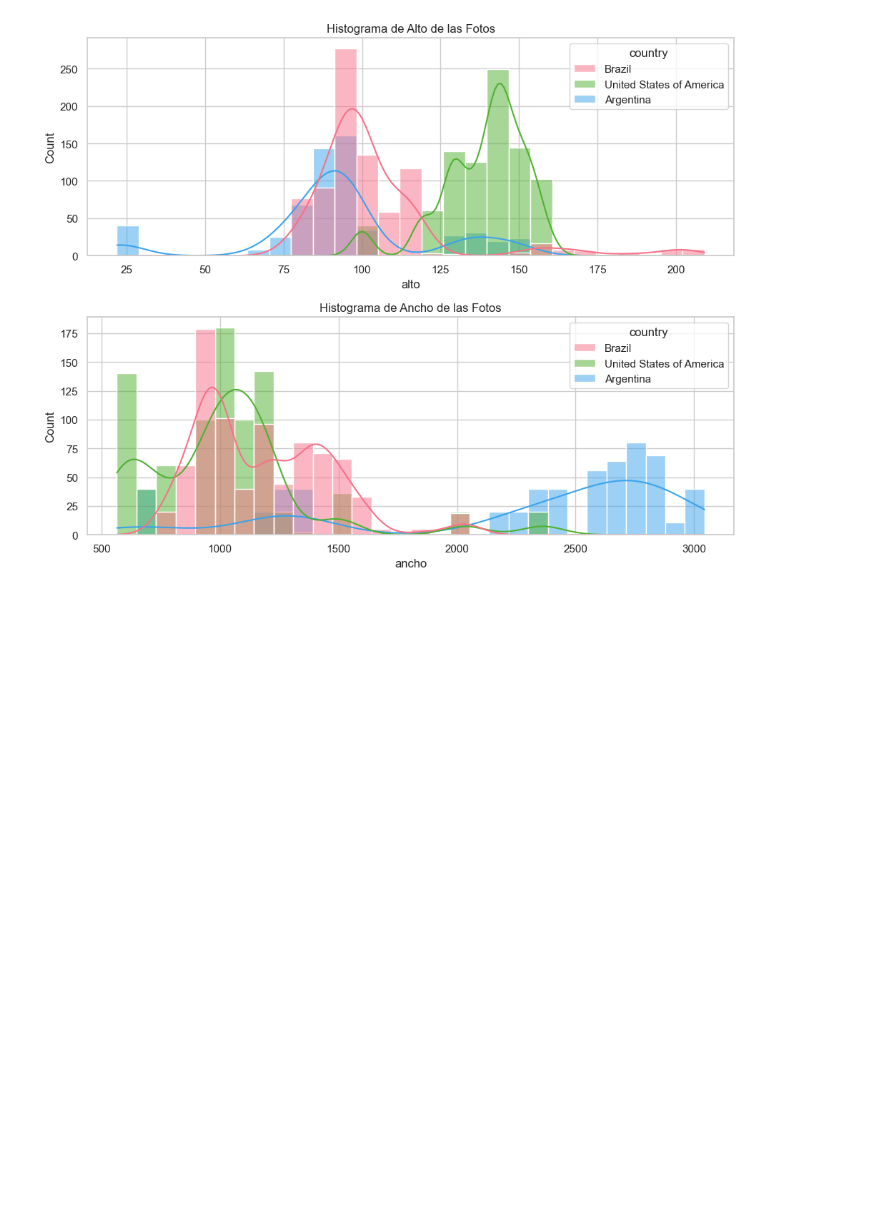
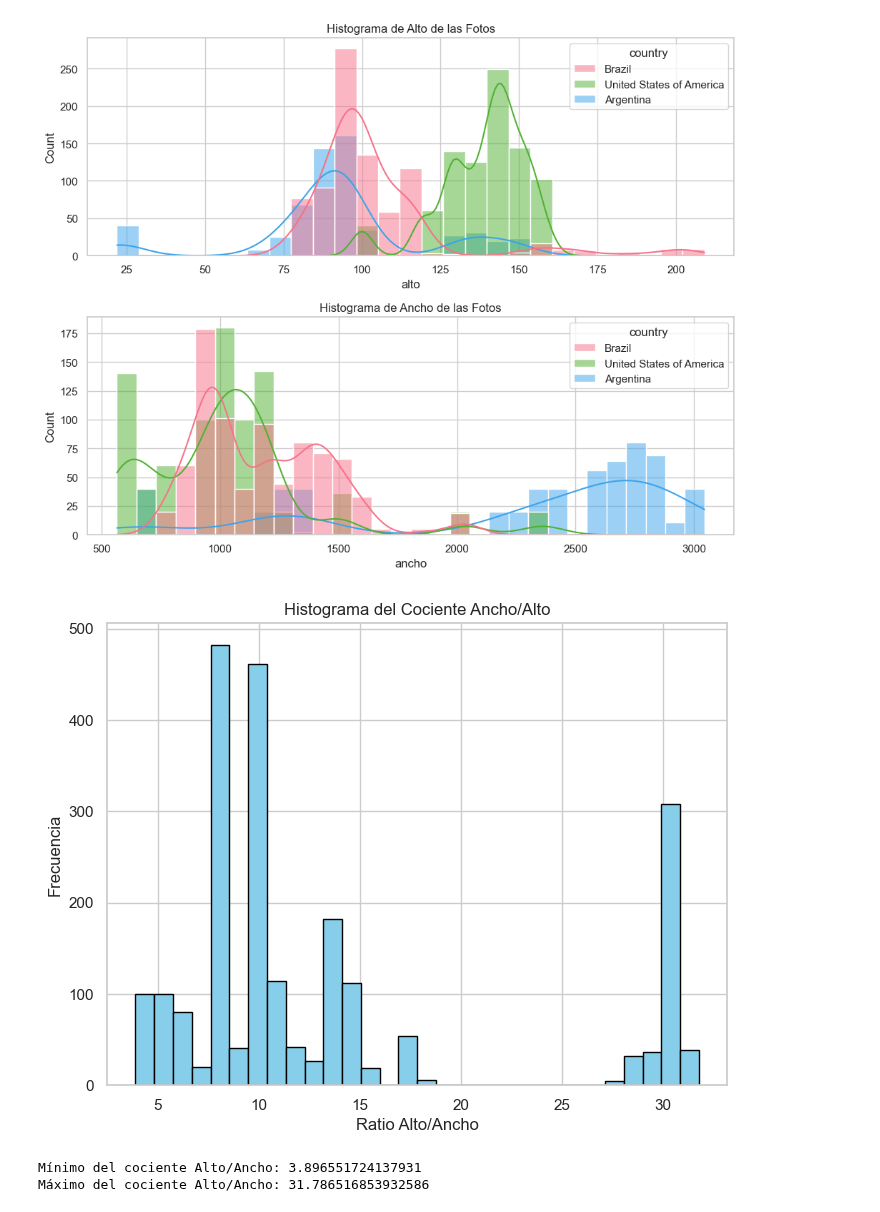
Before and after one commit to azulamakk/PF-vacasVaqueras, a Jupyter notebook: 01.0-nr-EDA.ipynb, the cells around one changed output. Cells and saved outputs as stored; diff of their text form; code cells hidden in the pictures; blank space fills up the shorter version.

```diff
--- a/01.0-nr-EDA.ipynb
+++ b/01.0-nr-EDA.ipynb
@@ -263,3 +256,30 @@ plt.tight_layout()
 plt.show()
 # %% [output]
 [figure]
+# %%
+import pandas as pd
+import matplotlib.pyplot as plt
+
+
+nuevo_df['ratio_ancho_alto'] =  nuevo_df['ancho']/ nuevo_df['alto']
+
+plt.figure(figsize=(8, 6))
+plt.hist(nuevo_df['ratio_ancho_alto'], bins=30, color='skyblue', edgecolor='black')
+plt.xlabel('Ratio Alto/Ancho')
+plt.ylabel('Frecuencia')
+plt.title('Histograma del Cociente Ancho/Alto')
+plt.grid(True)
+plt.show()
+# %% [output]
+[figure, added]
+# %%
+# Solicitar el mínimo y máximo del cociente alto/ancho
+min_ratio = nuevo_df['ratio_ancho_alto'].min()
+max_ratio = nuevo_df['ratio_ancho_alto'].max()
+
+# Mostrar el mínimo y máximo del cociente alto/ancho
+print("Mínimo del cociente Alto/Ancho:", min_ratio)
+print("Máximo del cociente Alto/Ancho:", max_ratio)
+# %% [output]
+Mínimo del cociente Alto/Ancho: 3.896551724137931
+Máximo del cociente Alto/Ancho: 31.786516853932586
```
Also changed, not shown: parts of 4 cells of this notebook, 3 other files.
